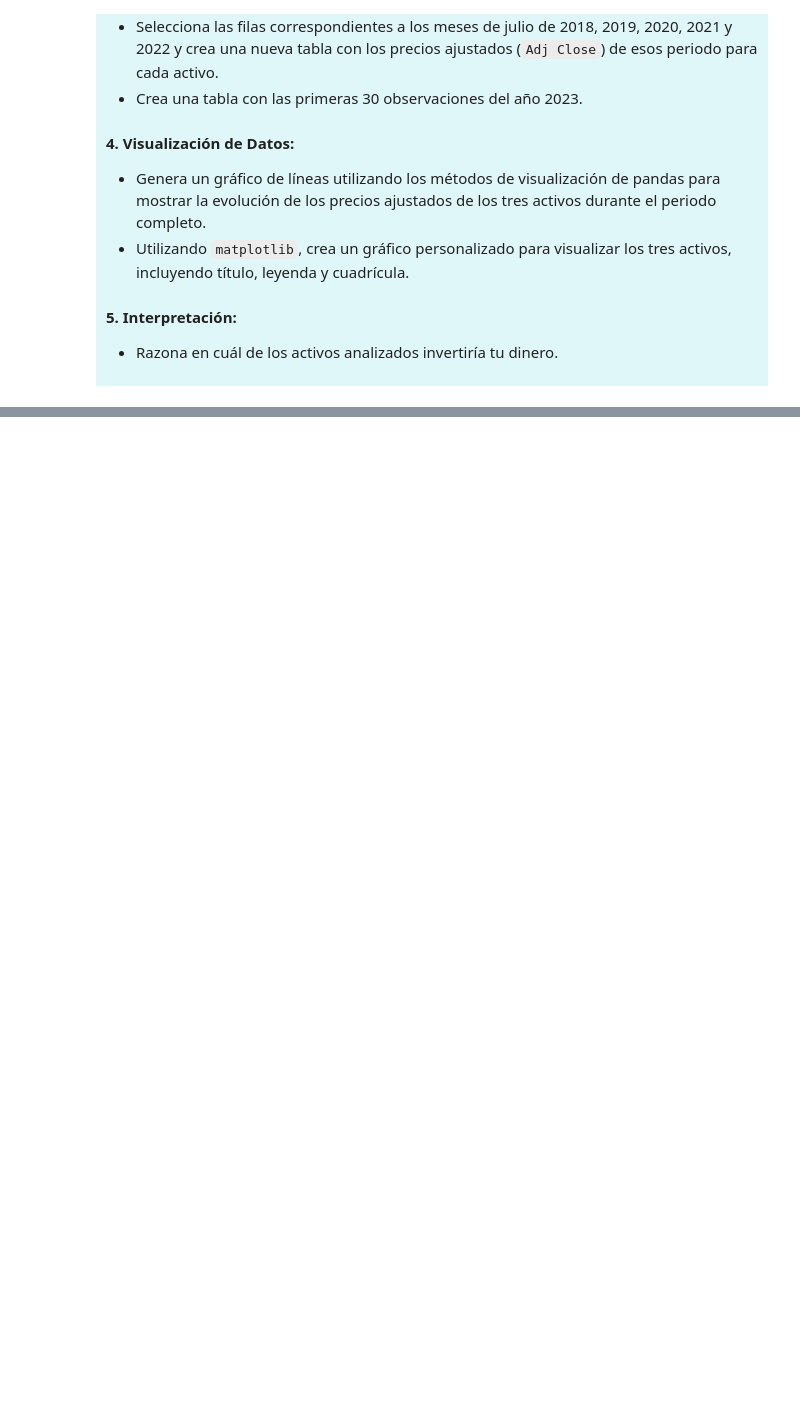
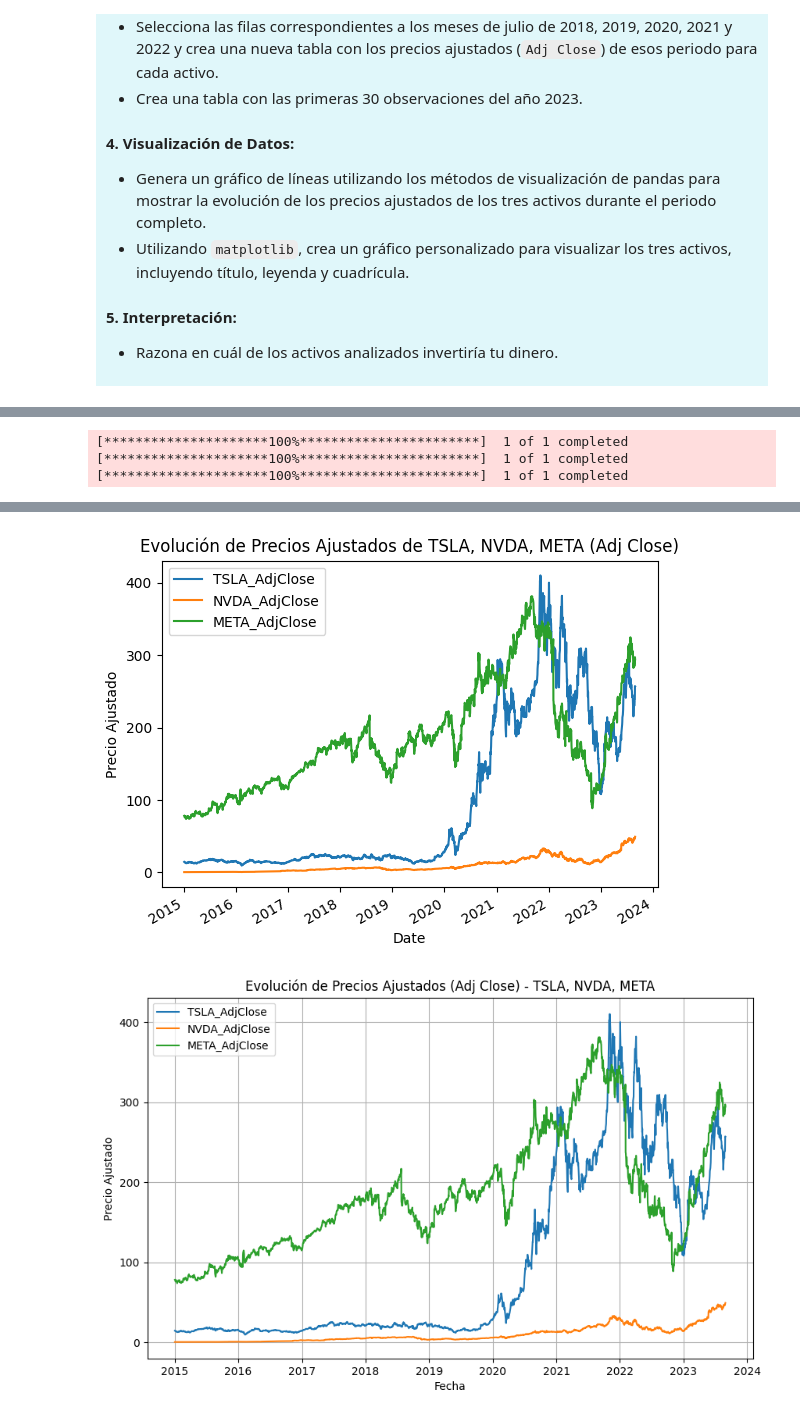
Before and after one commit to alfonso-santos/Introduccion-a-Python-para-las-Finanzas-2024, a Jupyter notebook: Modulo_02_Aplicaciones_Financieras/src/02_01_Descarga_y_descripción_de_activos_financieros.ipynb, the cells around one changed output, grey strips where cells are left out. Drawn from its saved outputs; the diff is of its cells as text; code cells hidden in the pictures; blank space fills up the shorter version.

```diff
--- a/Modulo_02_Aplicaciones_Financieras/src/02_01_Descarga_y_descripción_de_activos_financieros.ipynb
+++ b/Modulo_02_Aplicaciones_Financieras/src/02_01_Descarga_y_descripción_de_activos_financieros.ipynb
@@ -1174,0 +1361,78 @@ plt.show()
+# %%
+import yfinance as yf
+import pandas as pd
+import matplotlib.pyplot as plt
+
+# 1. Descarga y Preparación de Datos
+inicio = "2015-01-01"
+fin = "2023-08-31"
+
+# Descargar de cada activo
+datos_tesla = yf.download('TSLA', inicio, fin)
+datos_nvda = yf.download('NVDA', inicio, fin)
+datos_meta = yf.download('META', inicio, fin)
+
+# Nos quedamos con 'Adj Close' y convertimos cada uno en un DataFrame
+datos_tesla_adj_close = datos_tesla[['Adj Close']].copy()
+datos_nvda_adj_close = datos_nvda[['Adj Close']].copy()
+datos_meta_adj_close = datos_meta[['Adj Close']].copy()
+
+# Cambiamos el nombre de las columnas
+datos_tesla_adj_close.columns = ['TSLA_AdjClose']
+datos_nvda_adj_close.columns = ['NVDA_AdjClose']
+datos_meta_adj_close.columns = ['META_AdjClose']
+
+# Concatenar todos los DataFrames en uno solo
+df_concatenado = pd.concat([datos_tesla_adj_close, datos_nvda_adj_close, datos_meta_adj_close], axis=1)
+
+# Crear un nuevo DataFrame con solo las columnas de precios ajustados
+df_adj_close = df_concatenado.copy()
+
+# 2. Inspección Inicial
+# Mostrar las primeras 10 filas del DataFrame
+print("Primeras 10 filas de df_adj_close:")
+print(df_adj_close.head(10))
+
+# Identificar las columnas con valores nulos y su conteo
+print("\nValores nulos por columna:")
+print(df_adj_close.isnull().sum())
+
+# Información general y estadística descriptiva
+print("\nInformación del DataFrame:")
+df_adj_close.info()
+print("\nEstadísticas descriptivas:")
+print(df_adj_close.describe())
+
+# 3. Slicing de Datos
+# Filtrar los datos para los meses de julio de 2018, 2019, 2020, 2021 y 2022
+julio_filtros = df_adj_close[(df_adj_close.index.month == 7) &
+                                    (df_adj_close.index.year.isin([2018, 2019, 2020, 2021, 2022]))]
+
+# Filtrar las primeras 30 observaciones de 2023
+df_primero_30 = df_adj_close.loc["2023-01-01":"2023-01-30"]
+print("\nPrimeras 30 observaciones de 2023:")
+print(df_primero_30)
+
+# 4. Visualización de Datos
+# Gráfico de líneas de precios ajustados
+df_adj_close.plot(title="Evolución de Precios Ajustados de TSLA, NVDA, META (Adj Close)", ylabel="Precio Ajustado")
+plt.show()
+
+# Gráfico personalizado usando matplotlib
+plt.figure(figsize=(10, 6))
+for columna in df_adj_close.columns:
+    plt.plot(df_adj_close.index, df_adj_close[columna], label=columna)
+
+plt.title("Evolución de Precios Ajustados (Adj Close) - TSLA, NVDA, META")
+plt.xlabel("Fecha")
+plt.ylabel("Precio Ajustado")
+plt.legend()
+plt.grid(True)
+plt.show()
+
+# 5. Interpretación
+# Aquí podrías hacer un análisis basado en la volatilidad o tendencias observadas en los gráficos para elegir en cuál activo invertir.
+# %% [output]
+[*********************100%***********************]  1 of 1 completed
+[*********************100%***********************]  1 of 1 completed
+[*********************100%***********************]  1 of 1 completed
@@ -1174,0 +1456,2 @@ plt.show()
+[figure, added]
+[figure, added]
```
Also changed, not shown: parts of 8 cells of this notebook.
